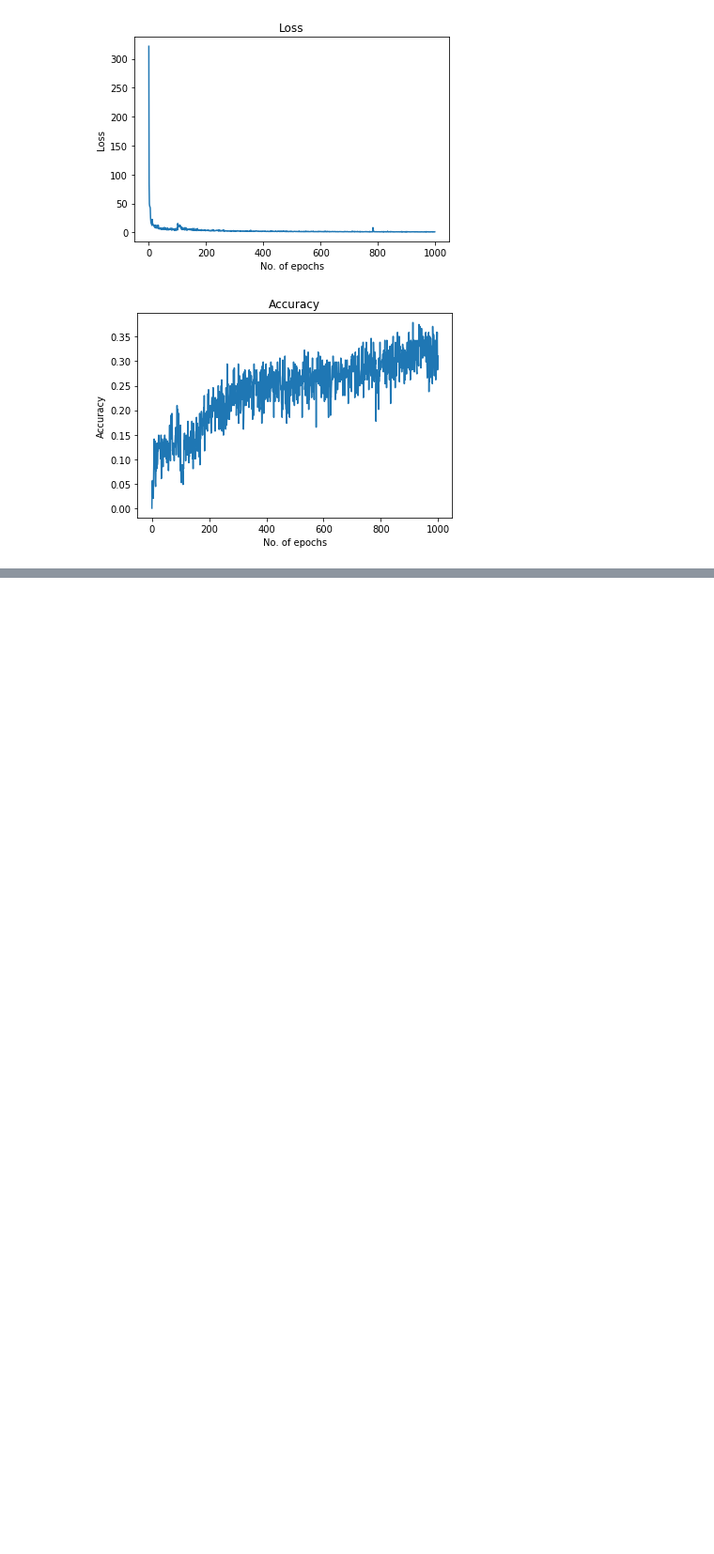
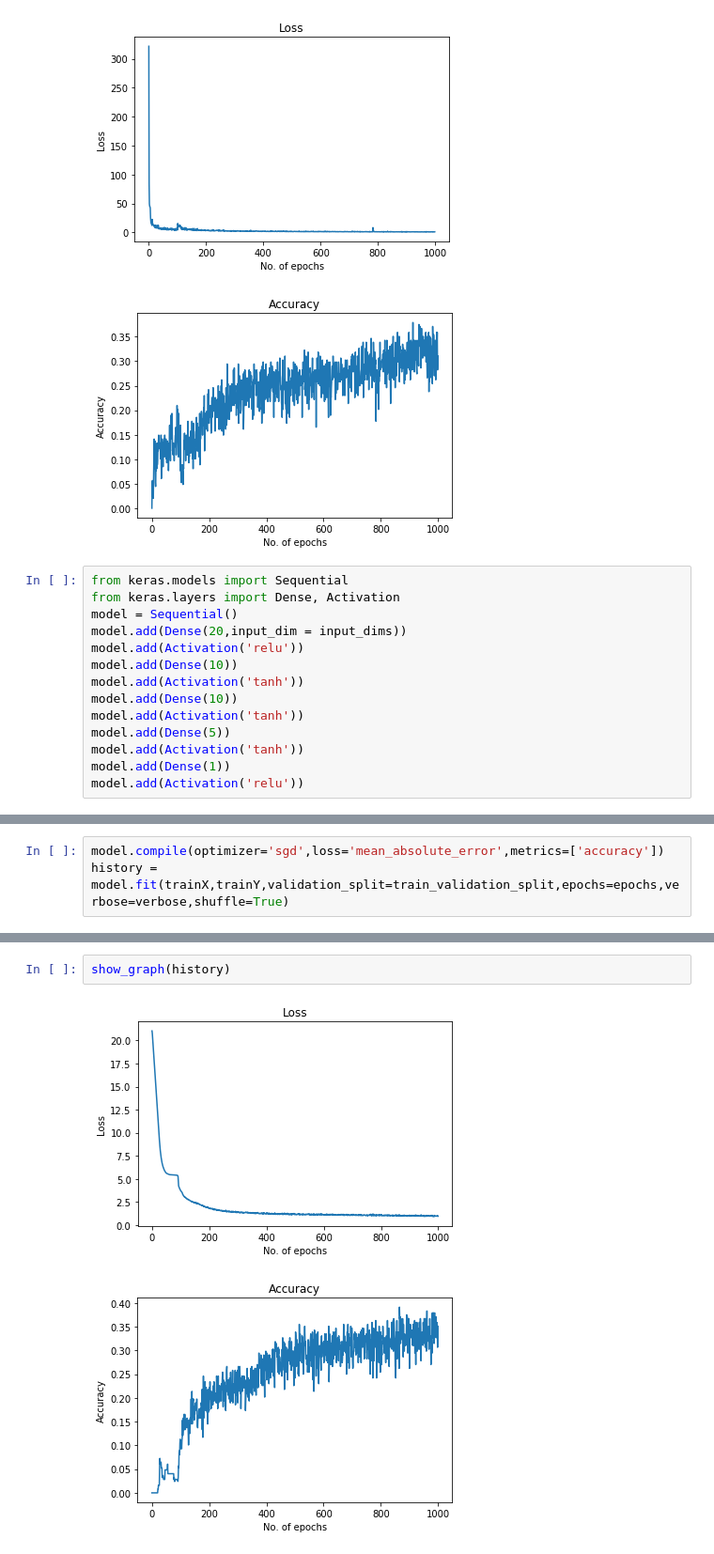
Before and after one commit to nishi1612/Machine-Learning-For-Data-Mining, a Jupyter notebook: ML4DM_Lab_4.ipynb, the cells around one changed output, grey strips where cells are left out. Shown: that part at 94% size. Drawn from its saved outputs; the diff is of its cells as text; blank space fills up the shorter version.

```diff
--- a/ML4DM_Lab_4.ipynb
+++ b/ML4DM_Lab_4.ipynb
@@ -301,3 +301,17 @@ show_graph(history)
 # %% [output]
 [figure]
 [figure]
+# %%
+from keras.models import Sequential
+from keras.layers import Dense, Activation
+model = Sequential()
+model.add(Dense(20,input_dim = input_dims))
+model.add(Activation('relu'))
+model.add(Dense(10))
+model.add(Activation('tanh'))
+model.add(Dense(10))
+model.add(Activation('tanh'))
+model.add(Dense(5))
+model.add(Activation('tanh'))
+model.add(Dense(1))
+model.add(Activation('relu'))
@@ -303,0 +338,3 @@ show_graph(history)
+# %%
+model.compile(optimizer='sgd',loss='mean_absolute_error',metrics=['accuracy'])
+history = model.fit(trainX,trainY,validation_split=train_validation_split,epochs=epochs,verbose=verbose,shuffle=True)
@@ -303,0 +364,5 @@ show_graph(history)
+# %%
+show_graph(history)
+# %% [output]
+[figure, added]
+[figure, added]
```
Also changed, not shown: parts of 3 cells of this notebook.
